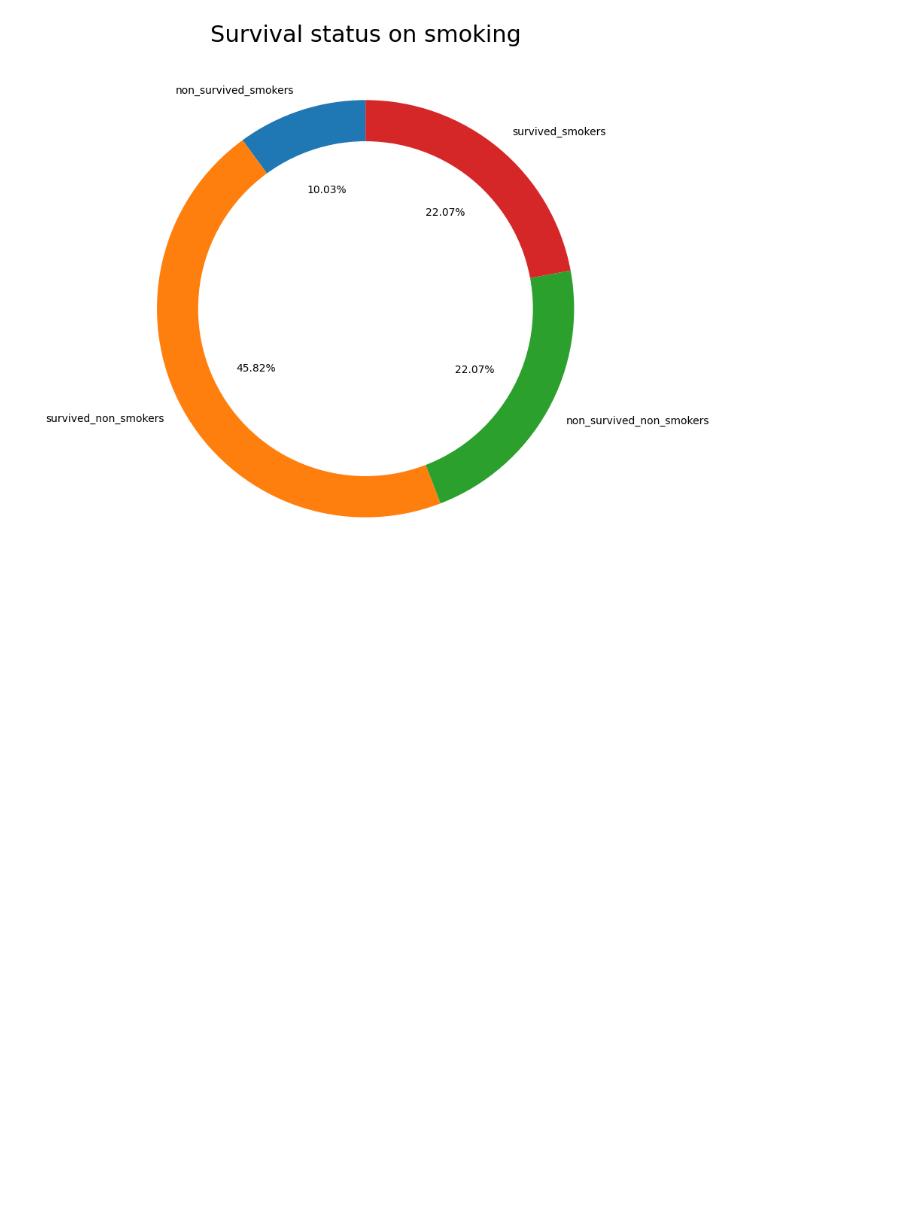
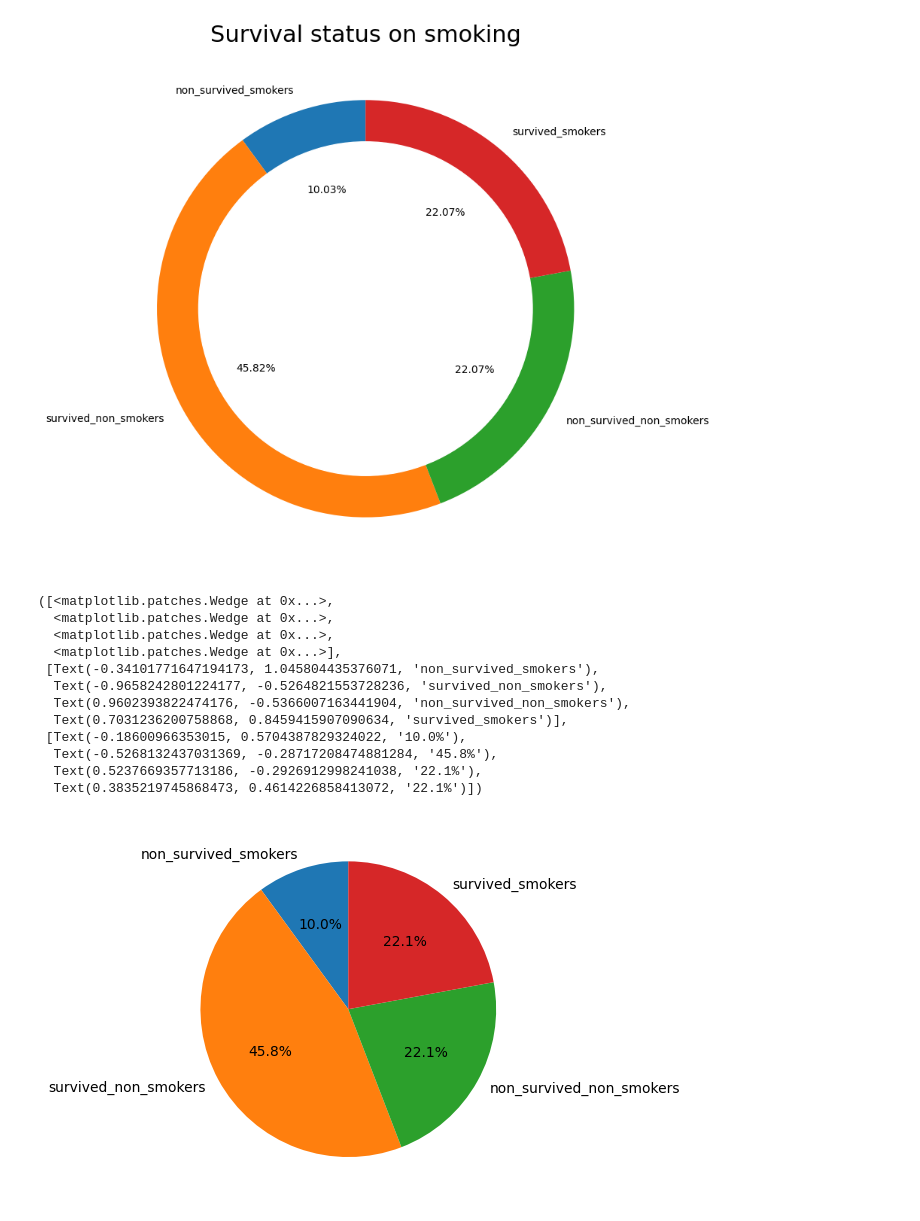
Before and after one commit to bilalsarimeseli/Heart_Failure_Classification_ML_Project, a Jupyter notebook: Heart_Failure_Classification_Project.ipynb, the cells around one changed output. Drawn from its saved outputs; the diff is of its cells as text; code cells hidden in the pictures; blank space fills up the shorter version.

```diff
--- a/Heart_Failure_Classification_Project.ipynb
+++ b/Heart_Failure_Classification_Project.ipynb
@@ -219,3 +219,20 @@ plt.title("Survival status on smoking", fontsize=22)
 plt.show()
 # %% [output]
 [figure]
+# %%
+# Generating a pie chart to illustrate the percentage distribution across smoking categories.
+plt.pie(smoking_data, labels = smoking_labels, autopct='%.1f%%', startangle=90)
+# %% [output]
+([<matplotlib.patches.Wedge at 0x...>,
+  <matplotlib.patches.Wedge at 0x...>,
+  <matplotlib.patches.Wedge at 0x...>,
+  <matplotlib.patches.Wedge at 0x...>],
+ [Text(-0.34101771647194173, 1.045804435376071, 'non_survived_smokers'),
+  Text(-0.9658242801224177, -0.5264821553728236, 'survived_non_smokers'),
+  Text(0.9602393822474176, -0.5366007163441904, 'non_survived_non_smokers'),
+  Text(0.7031236200758868, 0.8459415907090634, 'survived_smokers')],
+ [Text(-0.18600966353015, 0.5704387829324022, '10.0%'),
+  Text(-0.5268132437031369, -0.28717208474881284, '45.8%'),
+  Text(0.5237669357713186, -0.2926912998241038, '22.1%'),
+  Text(0.3835219745868473, 0.4614226858413072, '22.1%')])
+[figure, added]
```
Also changed, not shown: parts of 4 cells of this notebook.
